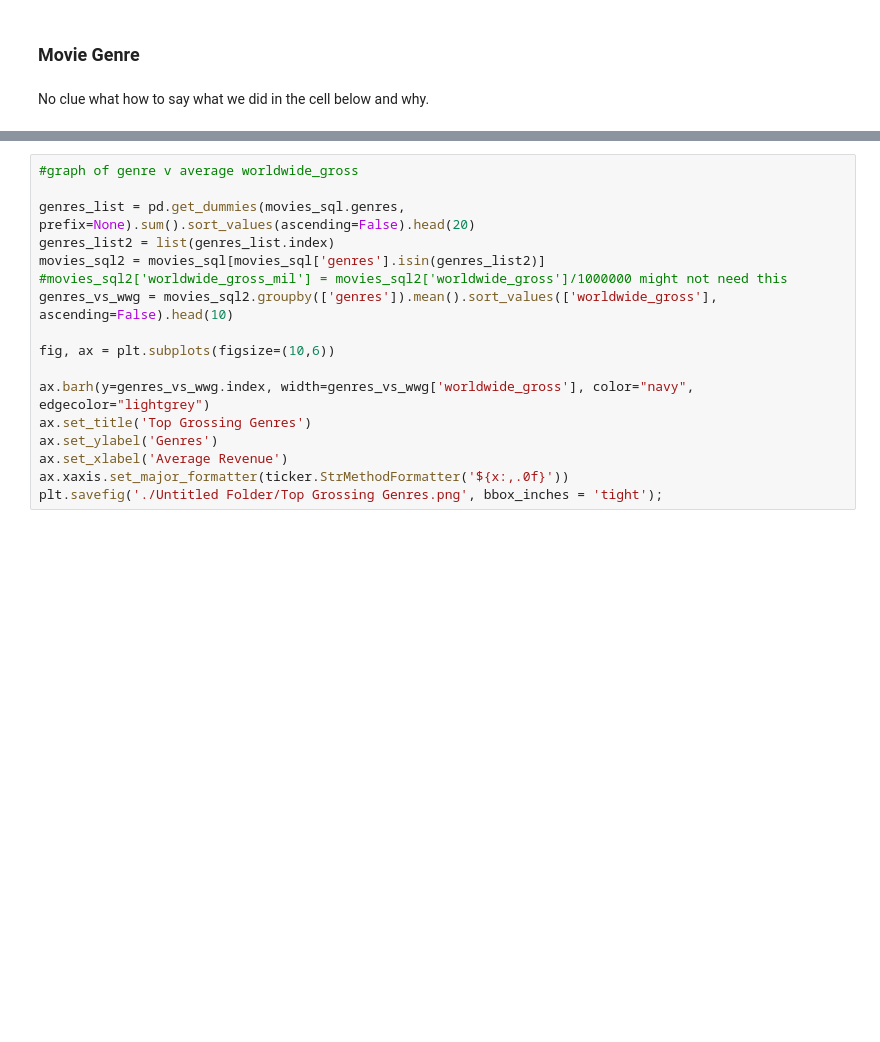
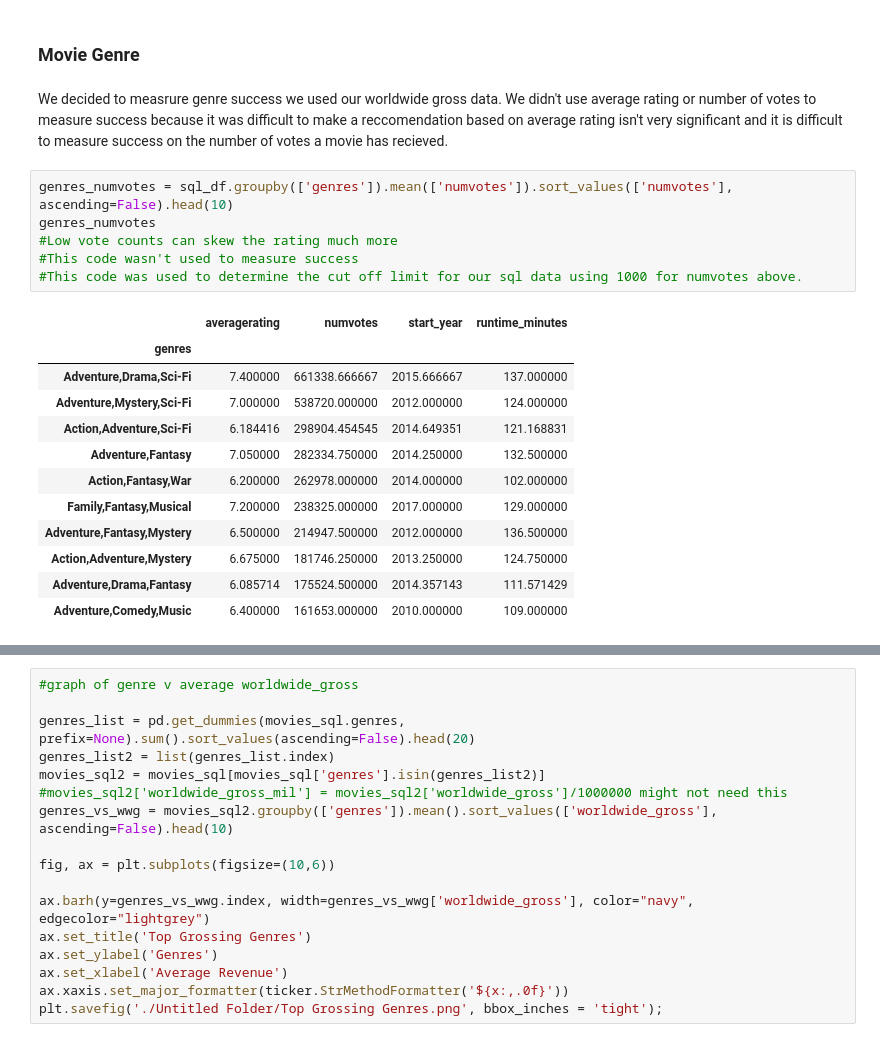
Before and after one commit to xiaohua-su/Film-Analysis, a Jupyter notebook: Analysis_of_Films.ipynb, the cells around one changed output, grey strips where cells are left out. Drawn from its saved outputs; the diff is of its cells as text; blank space fills up the shorter version.

```diff
--- a/Analysis_of_Films.ipynb
+++ b/Analysis_of_Films.ipynb
@@ -397,5 +397,24 @@ np.corrcoef(movies_without_wwg_or_pb_outliers['production_budget'] , y = movies_
 The correlation for movies_without_wwg_or_pb_outliers is positive and decent but not as strong as movie_oultierless.
 # %% [markdown]
 ### Movie Genre
-# %% [markdown]
-No clue what how to say what we did in the cell below and why.
+# %% [markdown]
+We decided to measrure genre success we used our worldwide gross data. We didn't use average rating or number of votes to measure success because it was difficult to make a reccomendation based on average rating isn't very significant and it is difficult to measure success on the number of votes a movie has recieved.
+# %%
+genres_numvotes = sql_df.groupby(['genres']).mean(['numvotes']).sort_values(['numvotes'], ascending=False).head(10)
+genres_numvotes
+#Low vote counts can skew the rating much more
+#This code wasn't used to measure success
+#This code was used to determine the cut off limit for our sql data using 1000 for numvotes above.
+# %% [output]
+|  | averagerating | numvotes | start_year | runtime_minutes |
+| genres |  |  |  |  |
+| Adventure,Drama,Sci-Fi | 7.400000 | 661338.666667 | 2015.666667 | 137.000000 |
+| Adventure,Mystery,Sci-Fi | 7.000000 | 538720.000000 | 2012.000000 | 124.000000 |
+| Action,Adventure,Sci-Fi | 6.184416 | 298904.454545 | 2014.649351 | 121.168831 |
+| Adventure,Fantasy | 7.050000 | 282334.750000 | 2014.250000 | 132.500000 |
+| Action,Fantasy,War | 6.200000 | 262978.000000 | 2014.000000 | 102.000000 |
+| Family,Fantasy,Musical | 7.200000 | 238325.000000 | 2017.000000 | 129.000000 |
+| Adventure,Fantasy,Mystery | 6.500000 | 214947.500000 | 2012.000000 | 136.500000 |
+| Action,Adventure,Mystery | 6.675000 | 181746.250000 | 2013.250000 | 124.750000 |
+| Adventure,Drama,Fantasy | 6.085714 | 175524.500000 | 2014.357143 | 111.571429 |
+| Adventure,Comedy,Music | 6.400000 | 161653.000000 | 2010.000000 | 109.000000 |
```
Also changed, not shown: parts of 3 cells of this notebook.
